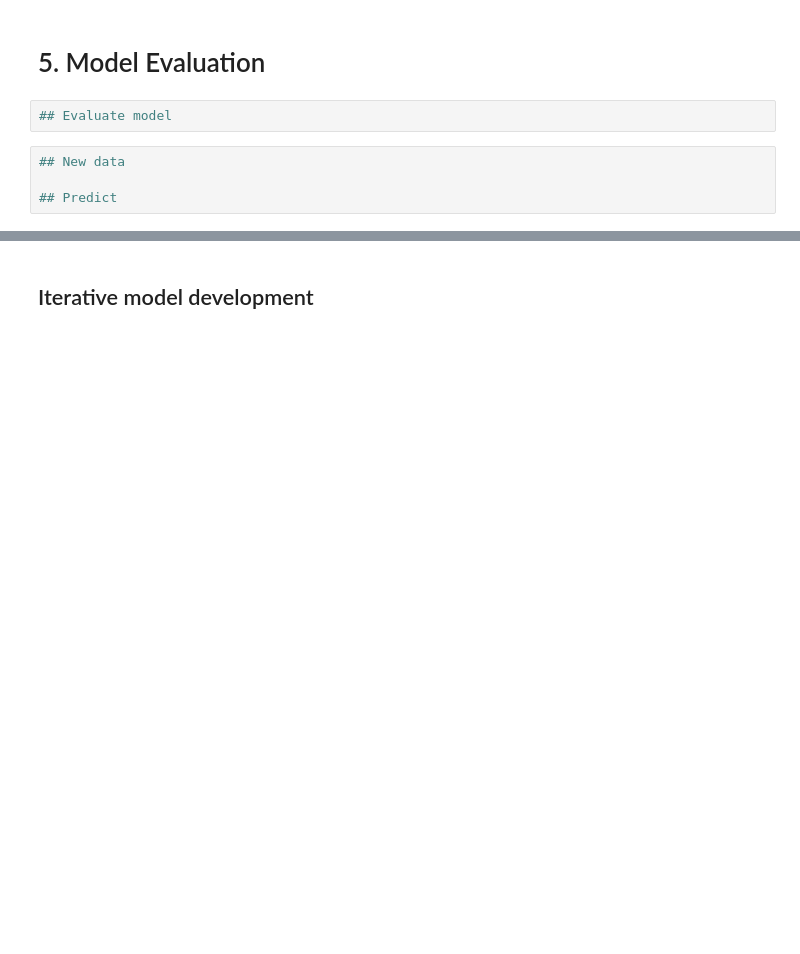
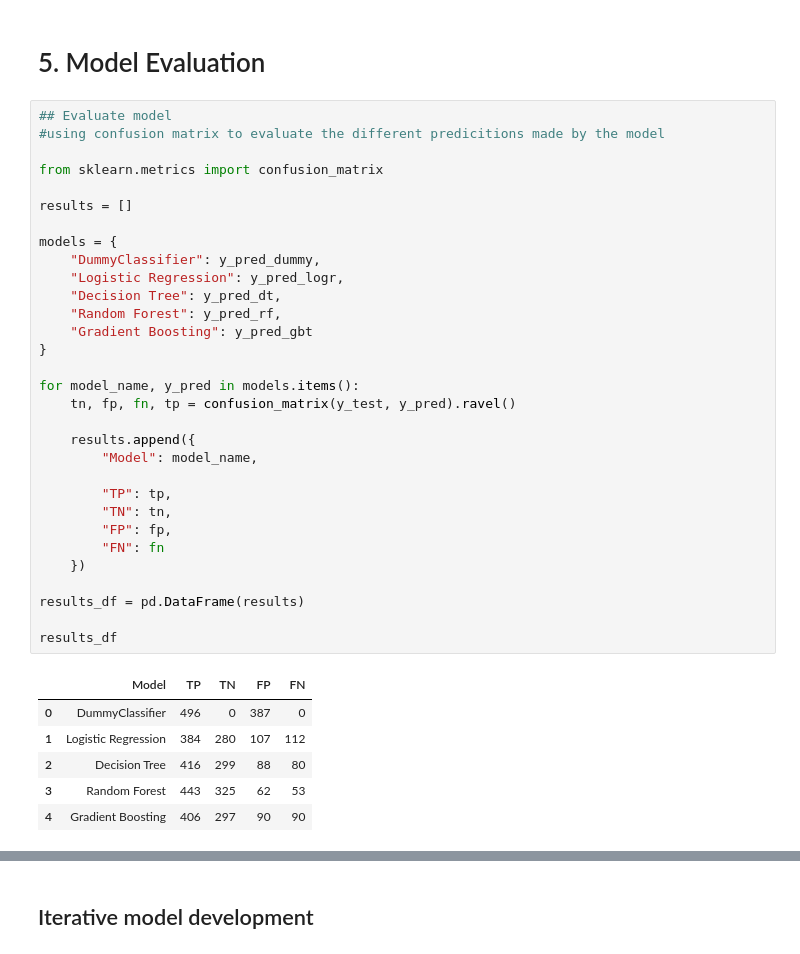
Before and after one commit to AnsonZhu8/MLDP_project, a Jupyter notebook: mldp_project_codes.ipynb, the cells around one changed output, grey strips where cells are left out. Cells and saved outputs as stored; diff of their text form; blank space fills up the shorter version.

Commit message:
Add files via upload
finished the comparison of the models before the iterative model dev

```diff
--- a/mldp_project_codes.ipynb
+++ b/mldp_project_codes.ipynb
@@ -415,7 +415,39 @@ y_pred_dt = dt.predict(X_test)
 # 5. Model Evaluation
 # %%
 ## Evaluate model
+#using confusion matrix to evaluate the different predicitions made by the model
+
+from sklearn.metrics import confusion_matrix
+
+results = []
+
+models = {
+    "DummyClassifier": y_pred_dummy,
+    "Logistic Regression": y_pred_logr,
+    "Decision Tree": y_pred_dt,
+    "Random Forest": y_pred_rf,
+    "Gradient Boosting": y_pred_gbt
+}
+
+for model_name, y_pred in models.items():
+    tn, fp, fn, tp = confusion_matrix(y_test, y_pred).ravel()
+
+    results.append({
+        "Model": model_name,
+
+        "TP": tp,
+        "TN": tn,
+        "FP": fp,
+        "FN": fn
+    })
+
+results_df = pd.DataFrame(results)
+
+results_df
+# %% [output]
+|  | Model | TP | TN | FP | FN |
+| 0 | DummyClassifier | 496 | 0 | 387 | 0 |
+| 1 | Logistic Regression | 384 | 280 | 107 | 112 |
+| 2 | Decision Tree | 416 | 299 | 88 | 80 |
+| 3 | Random Forest | 443 | 325 | 62 | 53 |
+| 4 | Gradient Boosting | 406 | 297 | 90 | 90 |
-# %%
-## New data
-
-## Predict
```
Also changed, not shown: parts of 3 cells of this notebook.
